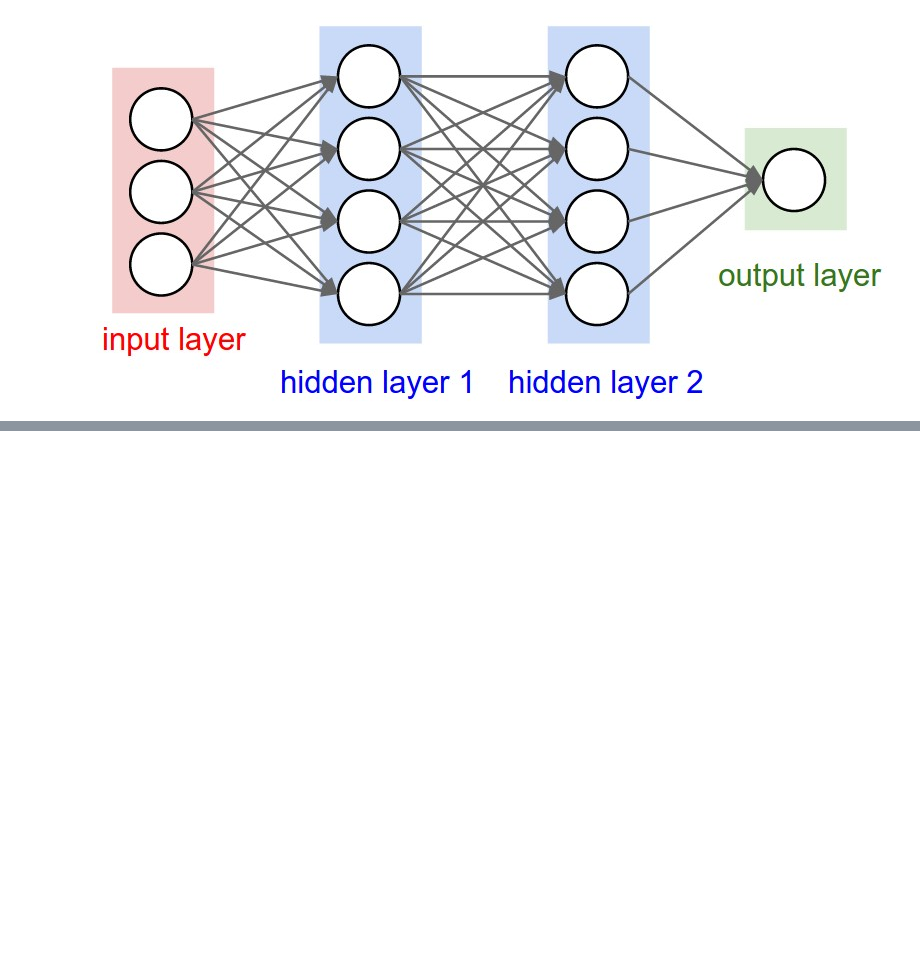
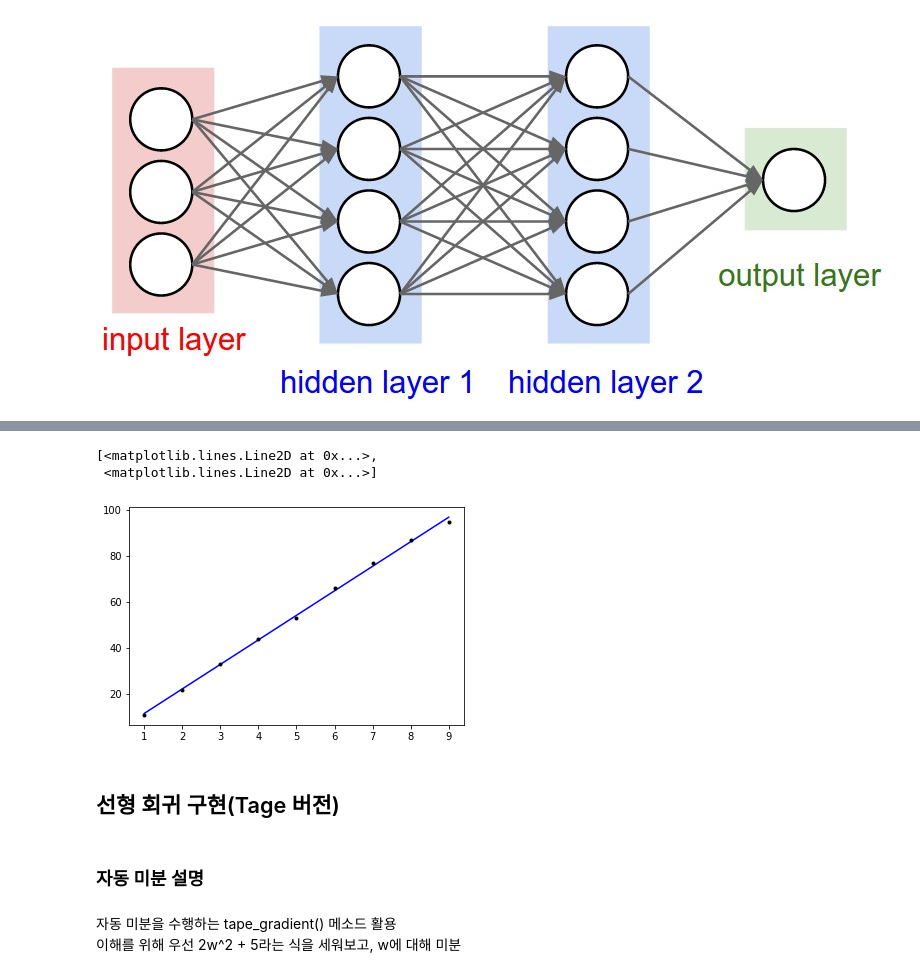
Before and after one commit to changyong93/TIL, a Jupyter notebook: 1. python/210711_Tensorflow_딥러닝_자연어처리_2강.ipynb, the cells around one changed output, grey strips where cells are left out. Saved outputs shown, nothing was run; the diff lists cells and outputs as text; code cells hidden in the pictures; blank space fills up the shorter version.

```diff
--- a/1. python/210711_Tensorflow_딥러닝_자연어처리_2강.ipynb
+++ b/1. python/210711_Tensorflow_딥러닝_자연어처리_2강.ipynb
@@ -479,0 +517,9 @@ model = Sequential([
+# %%
+X=[1,2,3,4,5,6,7,8,9] # 공부하는 시간
+y=[11,22,33,44,53,66,77,87,95] # 각 공부하는 시간에 맵핑되는 성적
+# %%
+model = Sequential()
+model.add(Dense(units = 1, activation = 'linear'))
+sgd = optimizers.SGD(lr = 0.01)
+model.compile(optimizer = sgd, loss = 'mse', metrics = ['mse'])
+model.fit(X,y,epochs = 300, shuffle=False)
@@ -479,0 +545,11 @@ model = Sequential([
+# %%
+import matplotlib.pyplot as plt
+plt.plot(X,model.predict(X),'b',X,y,'k.')
+# %% [output]
+[<matplotlib.lines.Line2D at 0x...>,
+ <matplotlib.lines.Line2D at 0x...>]
+[figure, added]
+# %% [markdown]
+## 선형 회귀 구현(Tage 버전)
+# %% [markdown]
+### 자동 미분 설명
@@ -479,0 +558,3 @@ model = Sequential([
+# %% [markdown]
+자동 미분을 수행하는 tape_gradient() 메소드 활용
+이해를 위해 우선 2w^2 + 5라는 식을 세워보고, w에 대해 미분
```
Also changed, not shown: parts of 148 cells of this notebook.
